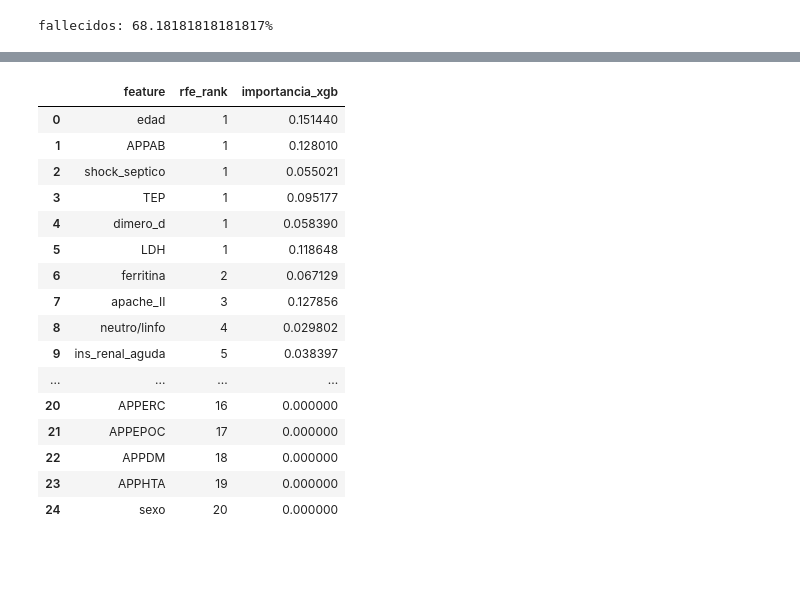
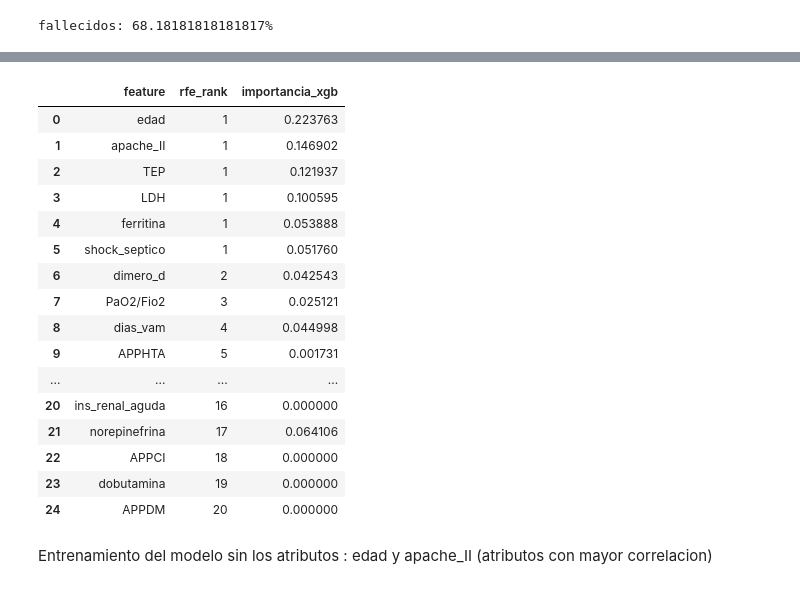
Before and after one commit to DavidF858/ProyectoML, a Jupyter notebook: ProyectoML.ipynb, the cells around one changed output, grey strips where cells are left out. Saved outputs shown, nothing was run; the diff lists cells and outputs as text; code cells hidden in the pictures; blank space fills up the shorter version.

```diff
--- a/ProyectoML.ipynb
+++ b/ProyectoML.ipynb
@@ -117,12 +145,12 @@ plt.show()
 # %%
-#El apache II tiene un rango de valores registrado de 0-71 ,valores por encima de 40 son muy infrecuentes.
-# La grafica muestra que existen outliers para este campo
-data_set.loc[data_set["apache_II"] > 71, "apache_II"] = median_apache = data_set.loc[data_set["apache_II"] <= 71, "apache_II"].median()
+train_set.drop(train_set[(train_set["apache_II"]>70 )|( train_set["apache_II"]<=0)].index , inplace=True)
+test_set.drop(test_set[(test_set["apache_II"]>70 )|( test_set["apache_II"]<=0)].index , inplace=True)
+
 sns.set_style("whitegrid")
 
 plt.figure(figsize=(6, 4))
 sns.histplot(
-    data_set["apache_II"],
+    train_set["apache_II"],
     kde=True,
     stat="density",
     bins=12,
@@ -307,6 +344,6 @@ Mejores parámetros: {'estimator__learning_rate': 0.1, 'estimator__max_depth': 5
 # %%
-#Resultados sobre el Test_Set
 xgb_base = best_rfe.estimator_
+xgb_base.fit(X_train[selected_features] , y_train)
 y_pred = xgb_base.predict(X_test[selected_features])
 cm = confusion_matrix(y_test, y_pred, labels=[0, 1])
 disp = ConfusionMatrixDisplay(confusion_matrix=cm, display_labels=[0, 1])
@@ -314,4 +351,14 @@ fig, ax = plt.subplots(figsize=(4, 4))
 disp.plot(cmap='Blues', ax=ax, colorbar=False)
 ax.set_title("Confusion_Matrix")
 plt.show()
+
+prec_pos = precision_score(y_test, y_pred, pos_label=1)
+rec_pos = recall_score(y_test, y_pred, pos_label=1)
+f1_pos = f1_score(y_test, y_pred, pos_label=1)
+print(f"1 -> Precision: {prec_pos:.4f}, Recall: {rec_pos:.4f}, F1: {f1_pos:.4f}")
+
+prec_neg = precision_score(y_test, y_pred, pos_label=0)
+rec_neg = recall_score(y_test, y_pred, pos_label=0)
+f1_neg = f1_score(y_test, y_pred, pos_label=0)
+print(f"0 -> Precision: {prec_neg:.4f}, Recall: {rec_neg:.4f}, F1: {f1_neg:.4f}")
 # %% [output]
@@ -319,38 +378,32 @@ plt.show()
 # %%
-#Mostrar un ranking de caracteristicas . 1-Elegidas por el modelo
+
 rfe_ranking = best_rfe.ranking_
 df_ranking = pd.DataFrame({
     'feature': X_train.columns,
     'rfe_rank': rfe_ranking
 })
-xgb_params = {
-    'n_estimators':   grid_rfe.best_params_['estimator__n_estimators'],
-    'max_depth':      grid_rfe.best_params_['estimator__max_depth'],
-    'learning_rate':  grid_rfe.best_params_['estimator__learning_rate'],
-    'objective':      'binary:logistic',
-    'eval_metric':    'logloss',
-    'random_state':   42
-}
-xgb_full = xgb.XGBClassifier(**xgb_params)
-xgb_full.fit(X_train, y_train)
+xgb_full = best_rfe.estimator_
+xgb_full.fit(X_train , y_train)
 df_ranking['importancia_xgb'] = xgb_full.feature_importances_
-df_ranking = df_ranking.sort_values(by='rfe_rank', ascending=True).reset_index(drop=True)
+df_ranking = df_ranking.sort_values(by=['rfe_rank' , 'importancia_xgb'], ascending=[True ,False]).reset_index(drop=True)
 df_ranking
 # %% [output]
 |  | feature | rfe_rank | importancia_xgb |
-| 0 | edad | 1 | 0.151440 |
-| 1 | APPAB | 1 | 0.128010 |
-| 2 | shock_septico | 1 | 0.055021 |
-| 3 | TEP | 1 | 0.095177 |
-| 4 | dimero_d | 1 | 0.058390 |
-| 5 | LDH | 1 | 0.118648 |
-| 6 | ferritina | 2 | 0.067129 |
-| 7 | apache_II | 3 | 0.127856 |
-| 8 | neutro/linfo | 4 | 0.029802 |
-| 9 | ins_renal_aguda | 5 | 0.038397 |
+| 0 | edad | 1 | 0.223763 |
+| 1 | apache_II | 1 | 0.146902 |
+| 2 | TEP | 1 | 0.121937 |
+| 3 | LDH | 1 | 0.100595 |
+| 4 | ferritina | 1 | 0.053888 |
+| 5 | shock_septico | 1 | 0.051760 |
+| 6 | dimero_d | 2 | 0.042543 |
+| 7 | PaO2/Fio2 | 3 | 0.025121 |
+| 8 | dias_vam | 4 | 0.044998 |
+| 9 | APPHTA | 5 | 0.001731 |
 | ... | ... | ... | ... |
-| 20 | APPERC | 16 | 0.000000 |
-| 21 | APPEPOC | 17 | 0.000000 |
-| 22 | APPDM | 18 | 0.000000 |
-| 23 | APPHTA | 19 | 0.000000 |
-| 24 | sexo | 20 | 0.000000 |
+| 20 | ins_renal_aguda | 16 | 0.000000 |
+| 21 | norepinefrina | 17 | 0.064106 |
+| 22 | APPCI | 18 | 0.000000 |
+| 23 | dobutamina | 19 | 0.000000 |
+| 24 | APPDM | 20 | 0.000000 |
+# %% [markdown]
+Entrenamiento del modelo sin los atributos : edad y apache_II (atributos con mayor correlacion)
```
Also changed, not shown: parts of 36 cells of this notebook, 1 other file.
